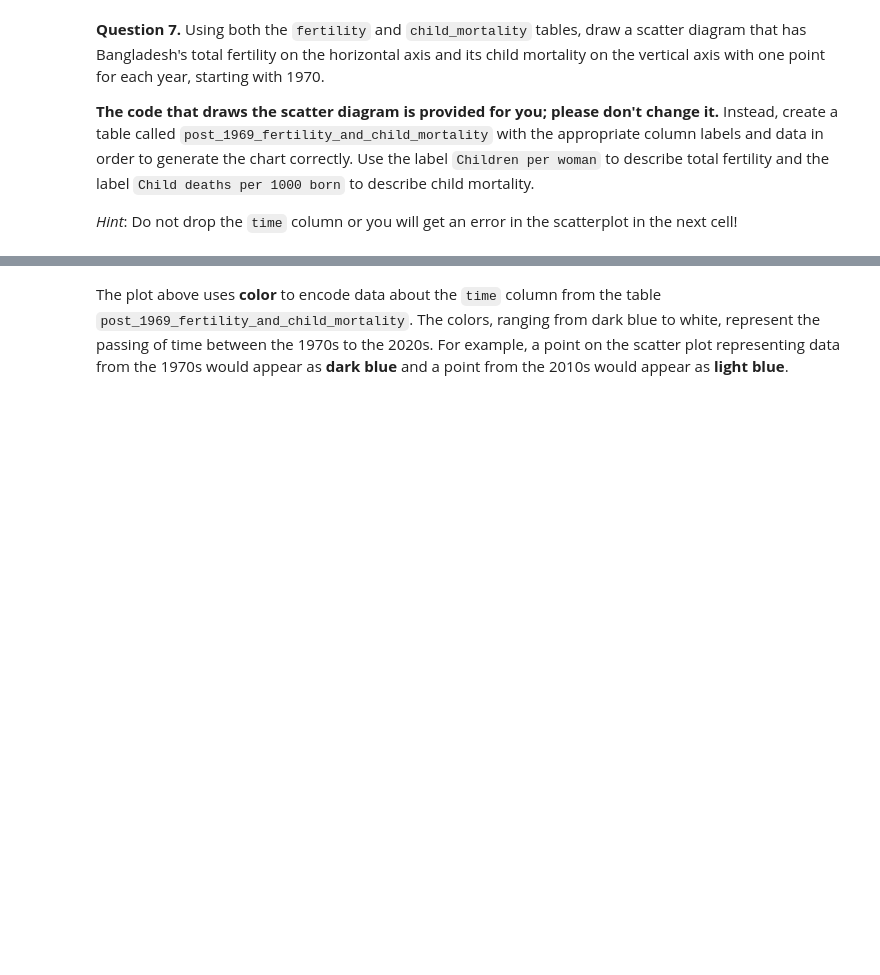
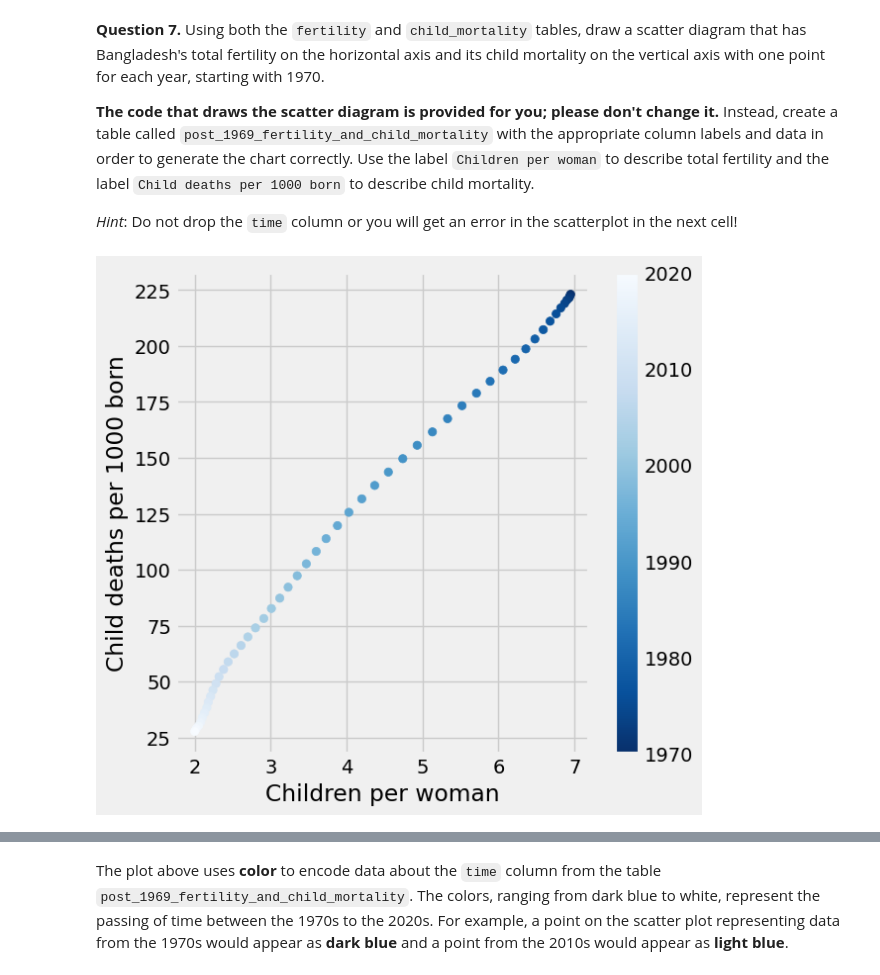
Before and after one commit to lochnes-007/WorldProgress, a Jupyter notebook: project1.ipynb, the cells around one changed output, grey strips where cells are left out. Saved outputs shown, nothing was run; the diff lists cells and outputs as text; code cells hidden in the pictures; blank space fills up the shorter version.

```diff
--- a/project1.ipynb
+++ b/project1.ipynb
@@ -304,20 +308,26 @@ It has been [observed](https://www.ageing.ox.ac.uk/download/143) that lower fert
 
 *Hint*: Do not drop the `time` column or you will get an error in the scatterplot in the next cell!
 # %%
-bgd_fertility = ...
-bgd_child_mortality = ...
-fertility_and_child_mortality = ...
-post_1969_fertility_and_child_mortality = ...
+bgd_fertility = fertility.where("geo", "bgd")
+bgd_child_mortality = child_mortality.where("geo", "bgd")
+fertility_and_child_mortality = bgd_child_mortality.join("time", bgd_fertility)
+post_1969_fertility_and_child_mortality = (
+    fertility_and_child_mortality.where("time", are.above(1969))
+    .relabeled("child_mortality_under_5_per_1000_born", "Child deaths per 1000 born")
+    .relabeled("children_per_woman_total_fertility", "Children per woman")
+)
 
 # Don't change anything below this line!
 x_births = post_1969_fertility_and_child_mortality.column("Children per woman")
 y_deaths = post_1969_fertility_and_child_mortality.column("Child deaths per 1000 born")
 time_colors = post_1969_fertility_and_child_mortality.column("time")
 
 plots.figure(figsize=(6,6))
 plots.scatter(x_births, y_deaths, c=time_colors, cmap="Blues_r")
 plots.colorbar()
 plots.xlabel("Children per woman")
 plots.ylabel("Child deaths per 1000 born");
+# %% [output]
+[figure, added]
 # %%
 grader.check("q1_7")
```
Also changed, not shown: parts of 5 cells of this notebook, 1 other file.
